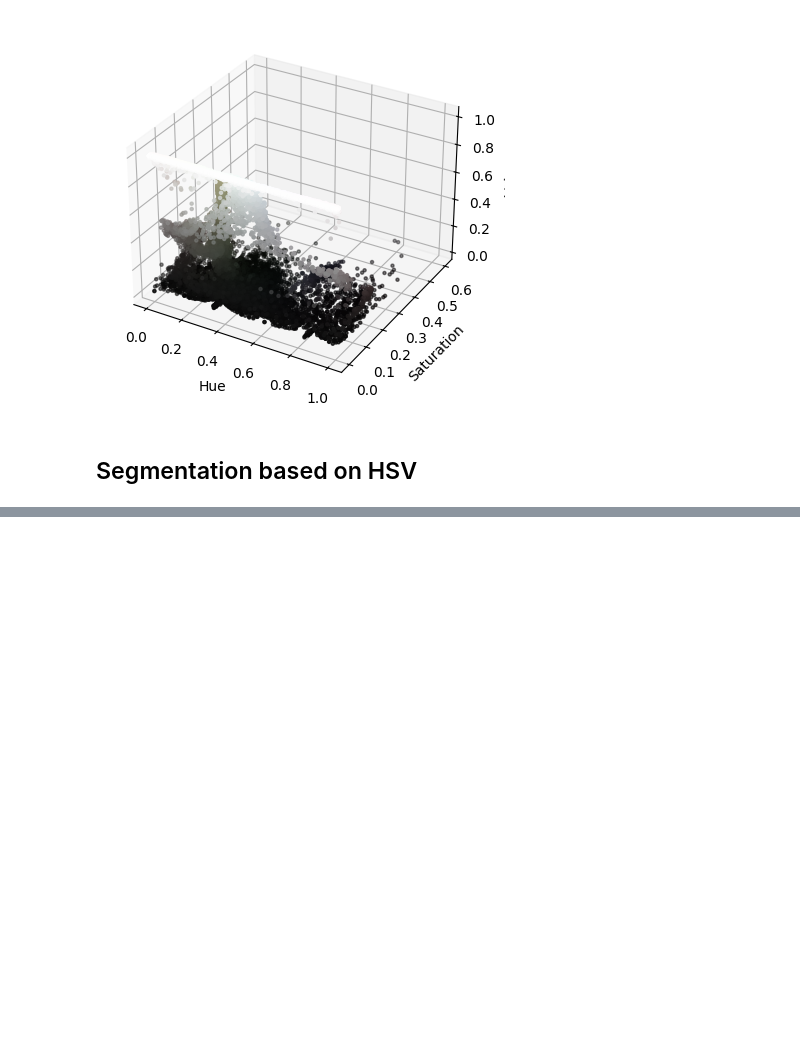
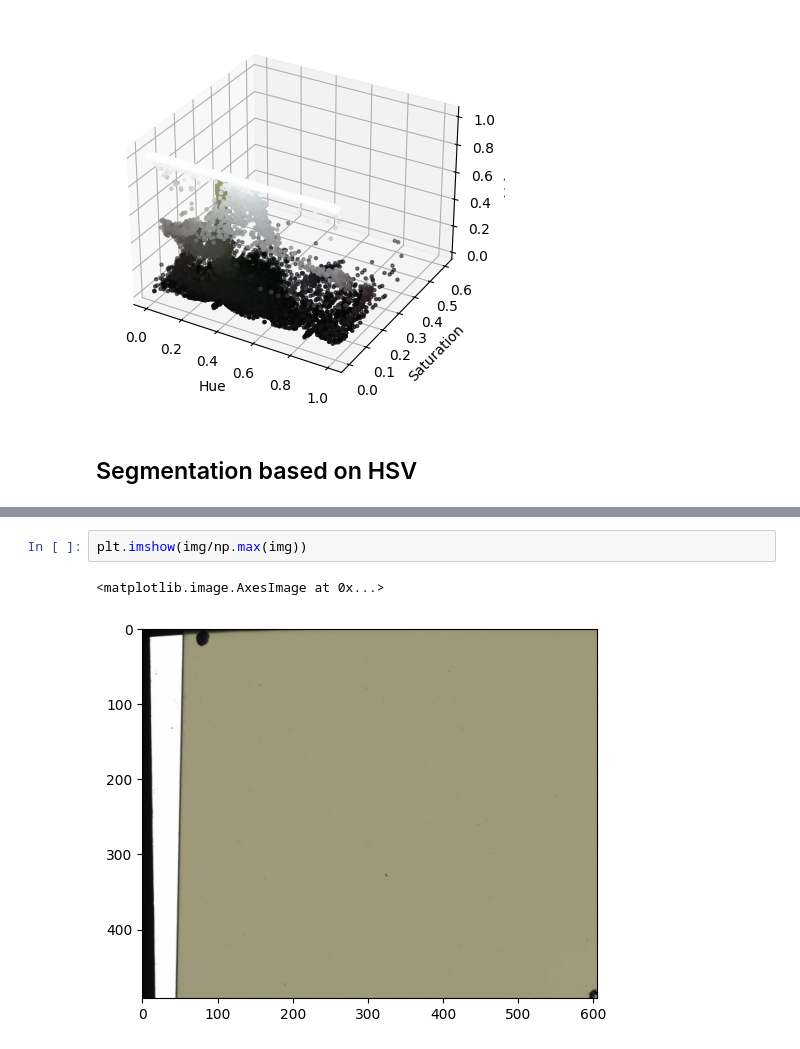
Before and after one commit to LuisOlivaresJ/Dosepy, a Jupyter notebook: src/Dosepy/tools/to_do_progress.ipynb, the cells around one changed output, grey strips where cells are left out. Cells and saved outputs as stored; diff of their text form; blank space fills up the shorter version.

```diff
--- a/src/Dosepy/tools/to_do_progress.ipynb
+++ b/src/Dosepy/tools/to_do_progress.ipynb
@@ -116,0 +133,5 @@ plt.imshow(film)
+# %%
+plt.imshow(img/np.max(img))
+# %% [output]
+<matplotlib.image.AxesImage at 0x...>
+[figure, added]
```
Also changed, not shown: parts of 7 cells of this notebook.
